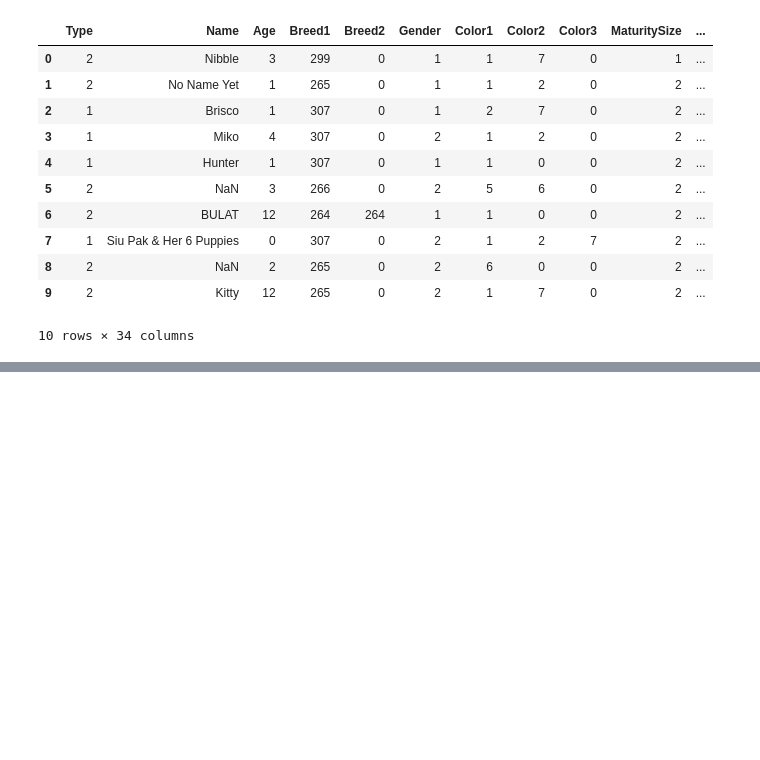
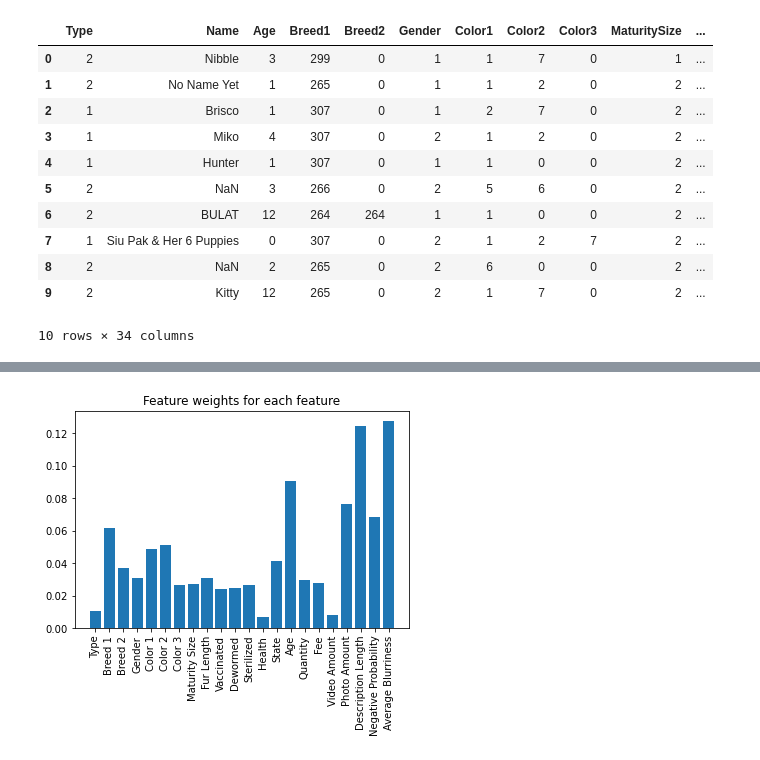
Before and after one commit to olivo/animal-adoption-mids-capstone, a Jupyter notebook: animal_adoption_prediction.ipynb, the cells around one changed output, grey strips where cells are left out. Saved outputs shown, nothing was run; the diff lists cells and outputs as text; code cells hidden in the pictures; blank space fills up the shorter version.

```diff
--- a/animal_adoption_prediction.ipynb
+++ b/animal_adoption_prediction.ipynb
@@ -210,13 +250,14 @@ categoricalFeatures = ['Type', 'Breed1', 'Breed2', 'Gender', 'Color1', 'Color2',
 
 numericalFeatures = ['Age', 'Quantity', 'Fee', 'VideoAmt',  'PhotoAmt', 'DescriptionLength',\
                     #'sentiment_magnitude', 'sentiment_score', 'SentimentProduct',\
-                    'nltk_positive_prob', 'nltk_negative_prob', 'nltk_neutral_prob',\
-                    'nltk_compound_score', 'LaPlacianVariance']
+                    #'nltk_positive_prob', 'nltk_negative_prob', 'nltk_neutral_prob',\
+                    #'nltk_compound_score', 'AvgLaPlacianVariance']
+                     'nltk_negative_prob', 'AvgLaPlacianVariance']
 
 selectedCategoricalFeatures = ['Breed1', ]
 selectedNumericalFeatures = ['Age', 'PhotoAmt', 'DescriptionLength',\
-                             'nltk_positive_prob', 'nltk_negative_prob', 'nltk_neutral_prob', \
-                             'nltk_compound_score']
+                             'nltk_negative_prob', \
+                             'AvgLaPlacianVariance']
 
 features = categoricalFeatures + numericalFeatures
 #features = selectedCategoricalFeatures + selectedNumericalFeatures
@@ -226,15 +267,15 @@ labelEncoder = sklearn.preprocessing.LabelEncoder()
 trainData['AdoptionSpeed'] = labelEncoder.fit_transform(trainData['AdoptionSpeed'])
 
 # Transform features into categorical.
-for c in categoricalFeatures:
+for c in selectedCategoricalFeatures:
         trainData[c] = trainData[c].astype('category')
 
 # Transform features into float.
-for c in numericalFeatures:
+for c in selectedNumericalFeatures:
         trainData[c] = trainData[c].astype('float')
 
 # Fill N/A values with zero for sentiment
-trainData = trainData.fillna(value={'sentiment_magnitude': 1, 'sentiment_score': 1, 'SentimentProduct': 1, 'LaPlacianVariance' : 0})
+trainData = trainData.fillna(value={'sentiment_magnitude': 1, 'sentiment_score': 1, 'SentimentProduct': 1, 'AvgLaPlacianVariance' : 0})
 # %%
 # Splitting into train and test set.
 x_train, x_test, y_train, y_test = train_test_split(trainData[features], trainData['AdoptionSpeed'], \
@@ -359,9 +418,11 @@ for feature, importance in zip(features, trained_random_forest_classifier.featur
 # %%
 import matplotlib.pyplot as plt
-plt.bar(features, trained_random_forest_classifier.feature_importances_)
+plt.bar(["Type", "Breed 1", "Breed 2", "Gender", "Color 1", "Color 2", "Color 3", "Maturity Size", "Fur Length", "Vaccinated", "Dewormed", "Sterilized", "Health", "State", "Age", "Quantity", "Fee", "Video Amount", "Photo Amount", "Description Length", "Negative Probability", "Average Blurriness"], trained_random_forest_classifier.feature_importances_)
 plt.xticks(rotation='vertical')
 plt.title("Feature weights for each feature")
 plt.show()
+# %% [output]
+[figure, added]
 # %%
 # Detecting blurriness in images.
 #!pip install opencv-python
```
Also changed, not shown: parts of 12 cells of this notebook, 7 other files.
